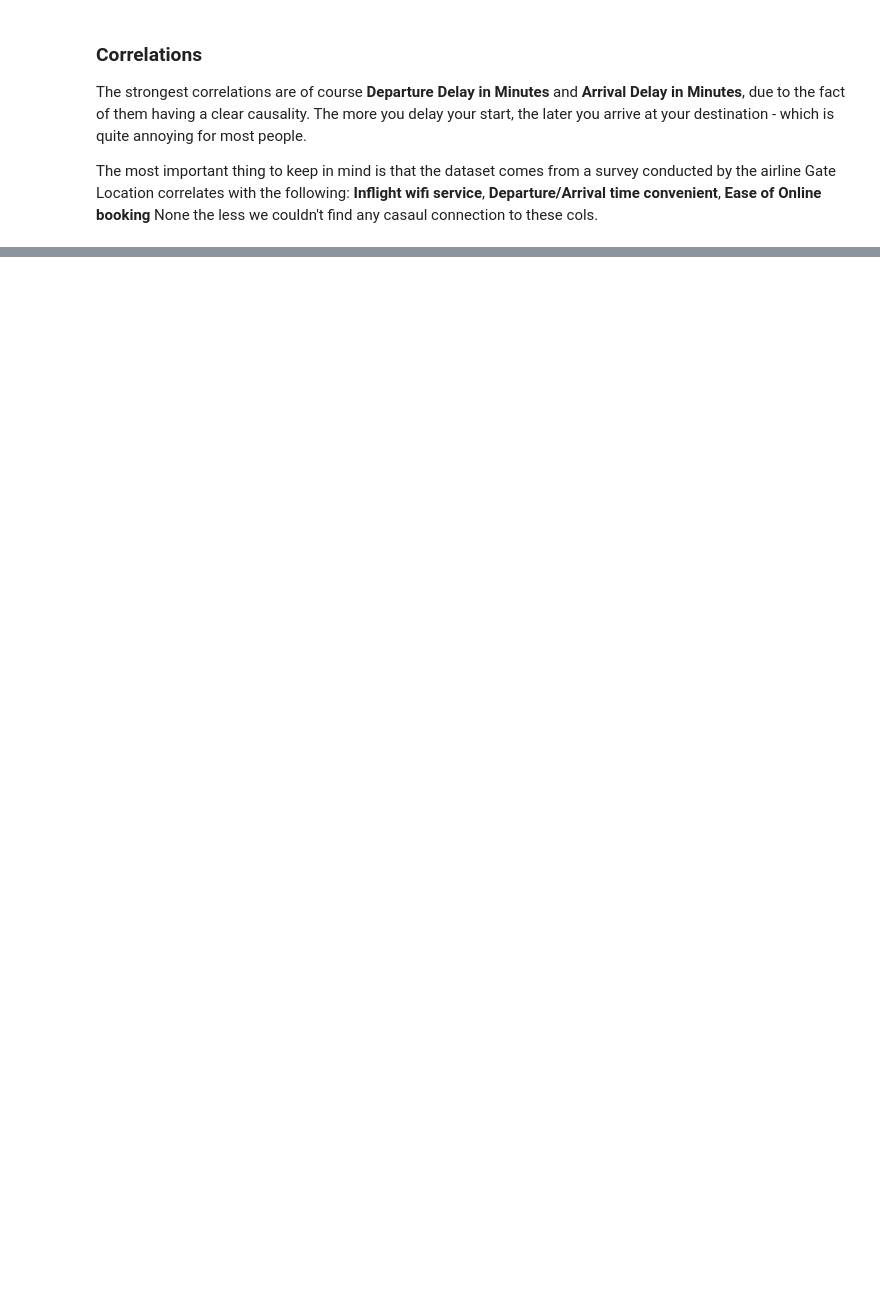
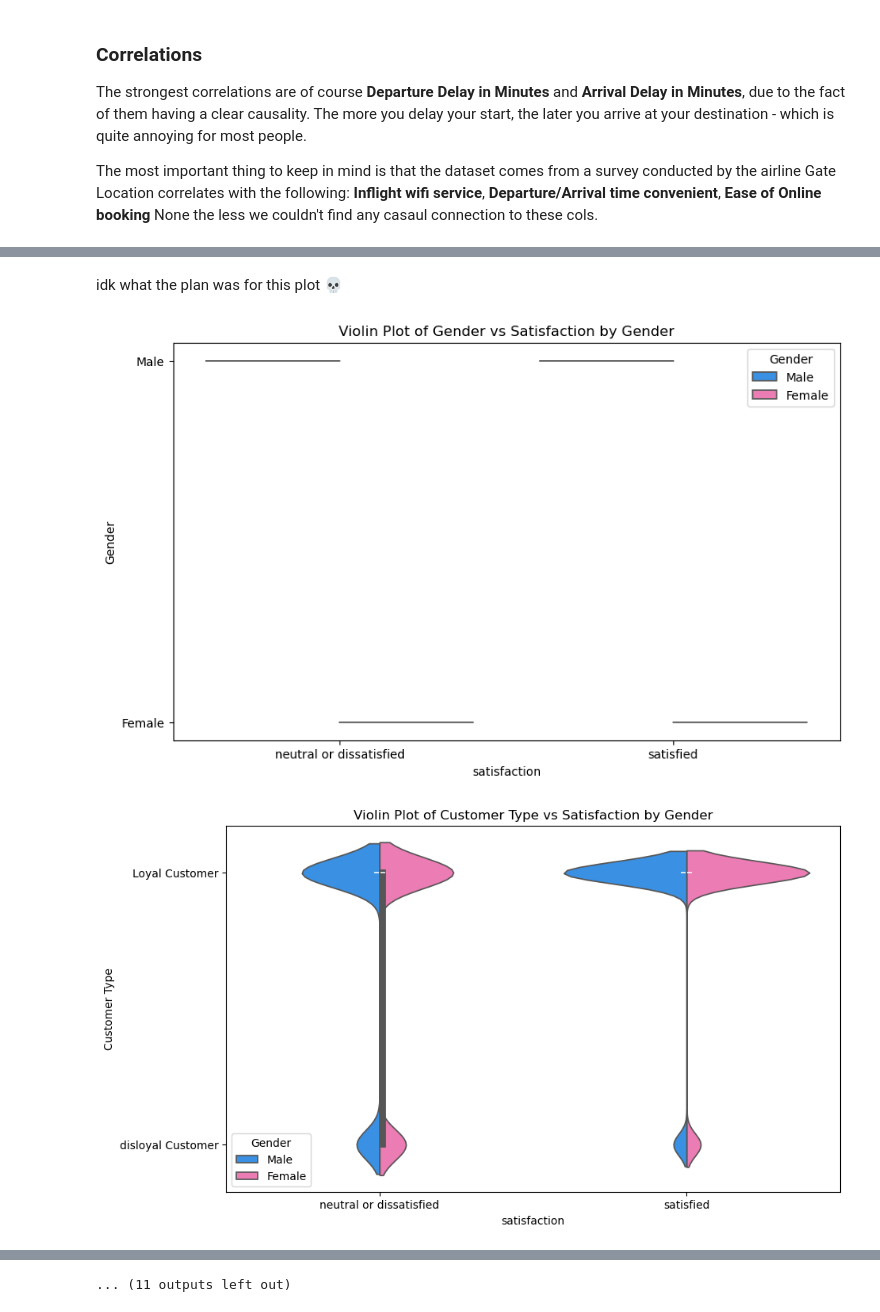
Before and after one commit to DenizCiger/airline-passenger-satisfaction, a Jupyter notebook: airlines.ipynb, the cells around one changed output, grey strips where cells are left out. Cells and saved outputs as stored; diff of their text form; code cells hidden in the pictures; blank space fills up the shorter version.

```diff
--- a/airlines.ipynb
+++ b/airlines.ipynb
@@ -60,0 +120,11 @@ None the less we couldn't find any casaul connection to these cols.
+# %% [markdown]
+idk what the plan was for this plot 💀
+# %%
+for feature in train:
+    plt.figure(figsize=(10, 6))
+    sns.violinplot(data=train.replace({"Gender": {0: "Female", 1: "Male"}}), x='satisfaction', y=feature, hue='Gender', split=True, palette={"Female": "hotpink", "Male": "dodgerblue"})
+    plt.title(f'Violin Plot of {feature} vs Satisfaction by Gender')
+    plt.show()
+# %% [output]
+[figure, added]
+[figure, added]
@@ -60,0 +141 @@ None the less we couldn't find any casaul connection to these cols.
+... (11 outputs left out)
```
Also changed, not shown: parts of 9 cells of this notebook.
